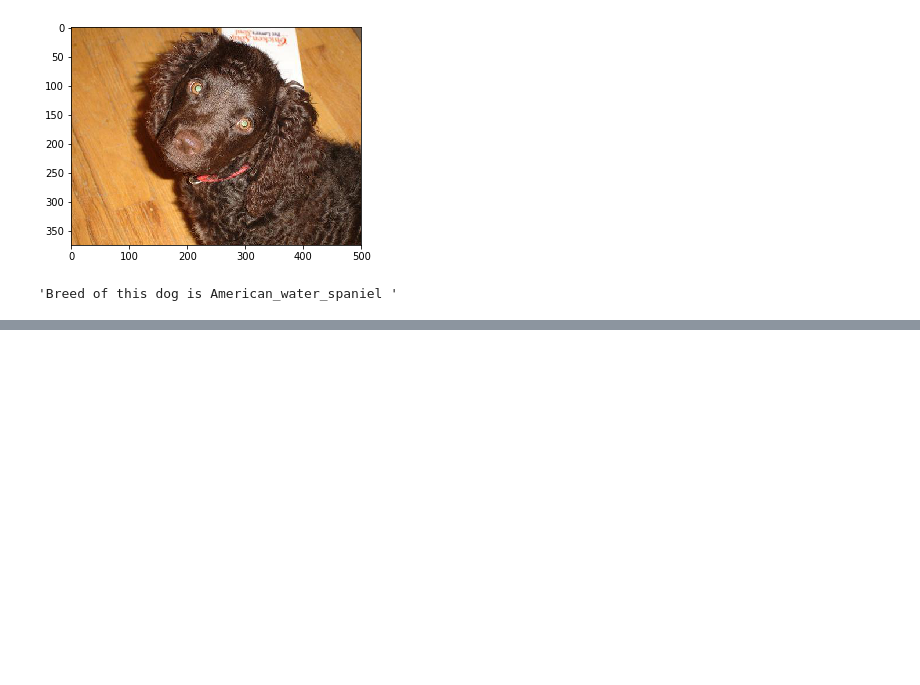
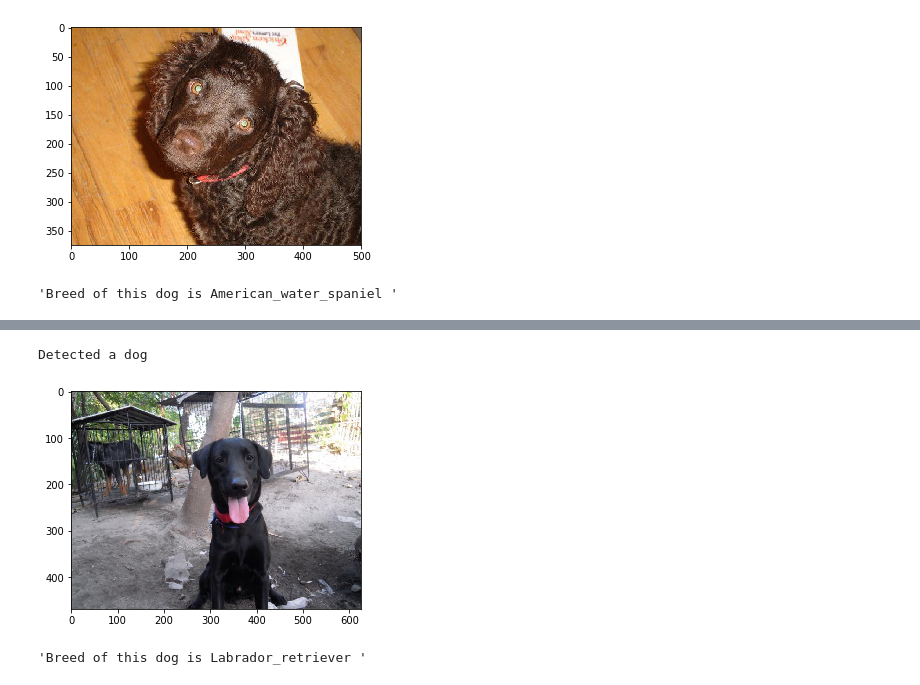
Before and after one commit to raghuchilukamari/dog-project, a Jupyter notebook: dog_app.ipynb, the cells around one changed output, grey strips where cells are left out. Drawn from its saved outputs; the diff is of its cells as text; code cells hidden in the pictures; blank space fills up the shorter version.

```diff
--- a/dog_app.ipynb
+++ b/dog_app.ipynb
@@ -803,0 +831,6 @@ Detected a human face
+# %%
+predict_dog_breed('images/Labrador_retriever_06449.jpg')
+# %% [output]
+Detected a dog
+[figure, added]
+'Breed of this dog is Labrador_retriever '
```
Also changed, not shown: parts of 18 cells of this notebook, 5 other files.
